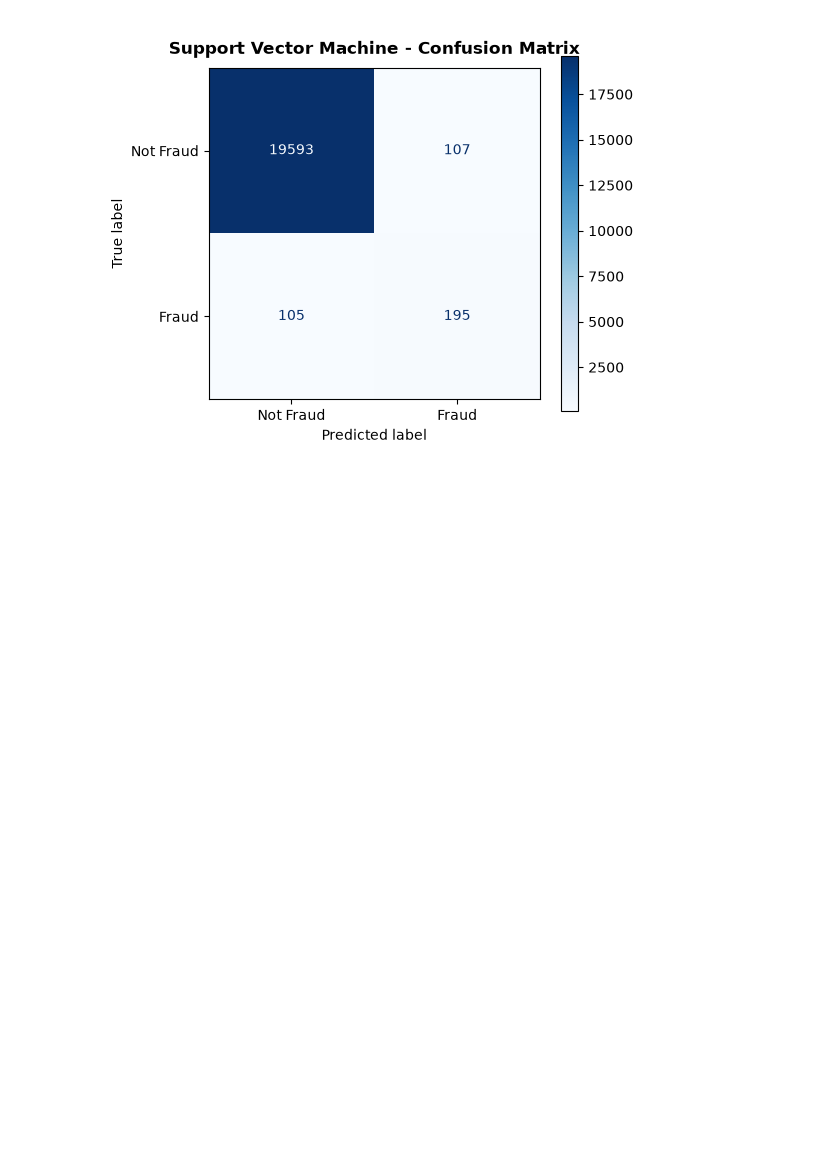
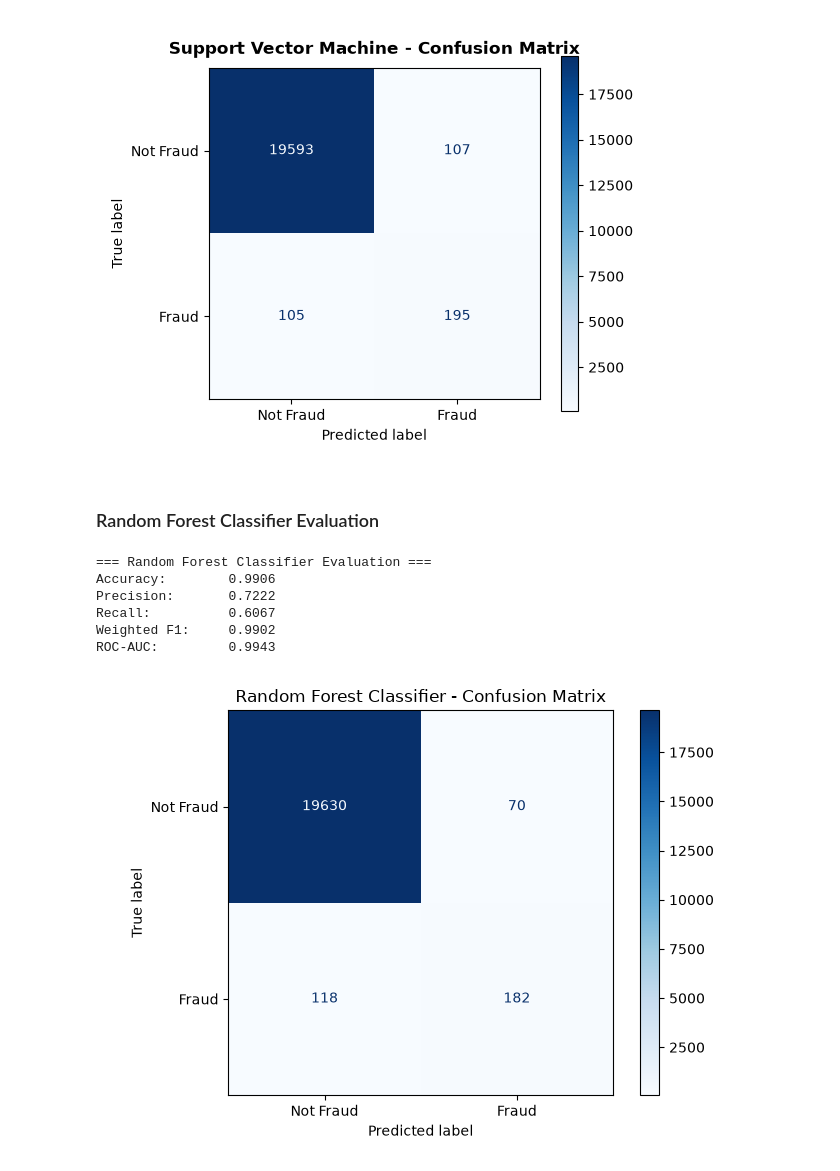
Before and after one commit to anish435/ML_capstone_project, a Jupyter notebook: notebooks/classification.ipynb, the cells around one changed output. Saved outputs shown, nothing was run; the diff lists cells and outputs as text; code cells hidden in the pictures; blank space fills up the shorter version.

```diff
--- a/notebooks/classification.ipynb
+++ b/notebooks/classification.ipynb
@@ -1510,4 +1627,38 @@ Recall:          0.6500
 Weighted F1:     0.9894
 ROC-AUC:         0.9917
 [figure]
+# %% [markdown]
+### Random Forest Classifier Evaluation
+# %%
+from sklearn.metrics import accuracy_score, precision_score, recall_score, f1_score, roc_auc_score, confusion_matrix, ConfusionMatrixDisplay
+
+# Calculate mandatory evaluation metrics
+acc_rf = accuracy_score(y_test, y_pred_rf)
+prec_rf = precision_score(y_test, y_pred_rf, zero_division=0)
+rec_rf = recall_score(y_test, y_pred_rf, zero_division=0)
+f1_rf = f1_score(y_test, y_pred_rf, average='weighted')
+auc_rf = roc_auc_score(y_test, y_prob_rf)
+cm_rf = confusion_matrix(y_test, y_pred_rf)
+
+print("=== Random Forest Classifier Evaluation ===")
+print(f"Accuracy:        {acc_rf:.4f}")
+print(f"Precision:       {prec_rf:.4f}")
+print(f"Recall:          {rec_rf:.4f}")
+print(f"Weighted F1:     {f1_rf:.4f}")
+print(f"ROC-AUC:         {auc_rf:.4f}")
+
+# Display Confusion Matrix with clear Not Fraud / Fraud labels
+disp_rf = ConfusionMatrixDisplay(confusion_matrix=cm_rf, display_labels=['Not Fraud', 'Fraud'])
+disp_rf.plot(cmap='Blues', values_format='d')
+plt.title("Random Forest Classifier - Confusion Matrix")
+plt.grid(False)
+plt.show()
+# %% [output]
+=== Random Forest Classifier Evaluation ===
+Accuracy:        0.9906
+Precision:       0.7222
+Recall:          0.6067
+Weighted F1:     0.9902
+ROC-AUC:         0.9943
+[figure, added]
 # %% [markdown]
```
Also changed, not shown: parts of 10 cells of this notebook, 1 other file.
